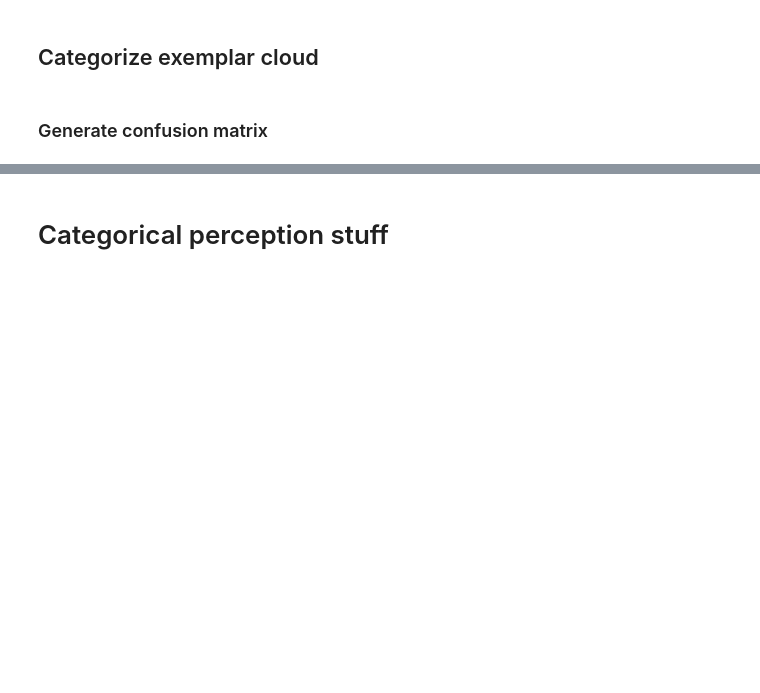
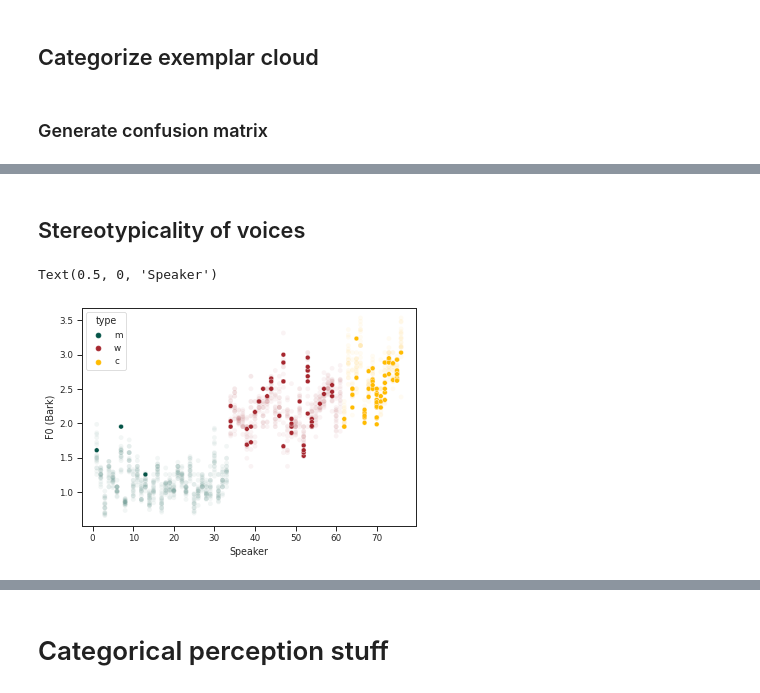
Before and after one commit to fmailhot/GCMPy-draft, a Jupyter notebook: GCMPy-ms.ipynb, the cells around one changed output, grey strips where cells are left out. Saved outputs shown, nothing was run; the diff lists cells and outputs as text; code cells hidden in the pictures; blank space fills up the shorter version.

Commit message:
Added non stereotypical voices stuff

```diff
--- a/GCMPy-ms.ipynb
+++ b/GCMPy-ms.ipynb
@@ -18,3 +16,7 @@ sns.set_palette(colors)
+# %%
+sns.set(style='ticks', context='paper')
+colors=["#045447","#A6262E","#FFBB00","#253060","#8EAB27","#36B5AA"]
+sns.set_palette(colors)
 # %% [markdown]
 ## Import Peterson & Barney 1952 as pb52, convert to Bark
 # %%
@@ -47,6 +49,6 @@ test = pbbark.copy()
 # %% [markdown]
 ## Categorize exemplar cloud
 # %%
-# choices = gp.multicat(test,pbbark,catslist,dimsvals,cval,exclude_self=True, N=1)
+choices = gp.multicat(test,pbbark,catslist,dimsvals,cval,exclude_self=True, N=1)
 # %% [markdown]
 ### Generate confusion matrix
@@ -54,0 +75,8 @@ test = pbbark.copy()
+# %% [markdown]
+## Stereotypicality of voices
+# %%
+acc = gp.checkaccuracy(choices,"type")
+# %%
+inaccuratetype = acc.loc[acc['typeAcc']=="n"].reset_index()
+accuratetype = acc.loc[acc['typeAcc']=="y"].reset_index()
+inaccuratew = acc.loc[acc['type']=="w"].reset_index()
@@ -54,0 +87,8 @@ test = pbbark.copy()
+# %%
+p=sns.scatterplot(y="z0", x="speaker", data=inaccuratetype, hue="type")
+sns.scatterplot(y="z0", x="speaker", data=accuratetype, hue="type", alpha=0.05,legend=False)
+p.set_ylabel("F0 (Bark)")
+p.set_xlabel("Speaker")
+# %% [output]
+Text(0.5, 0, 'Speaker')
+[figure, added]
```
Also changed, not shown: parts of 19 cells of this notebook.
